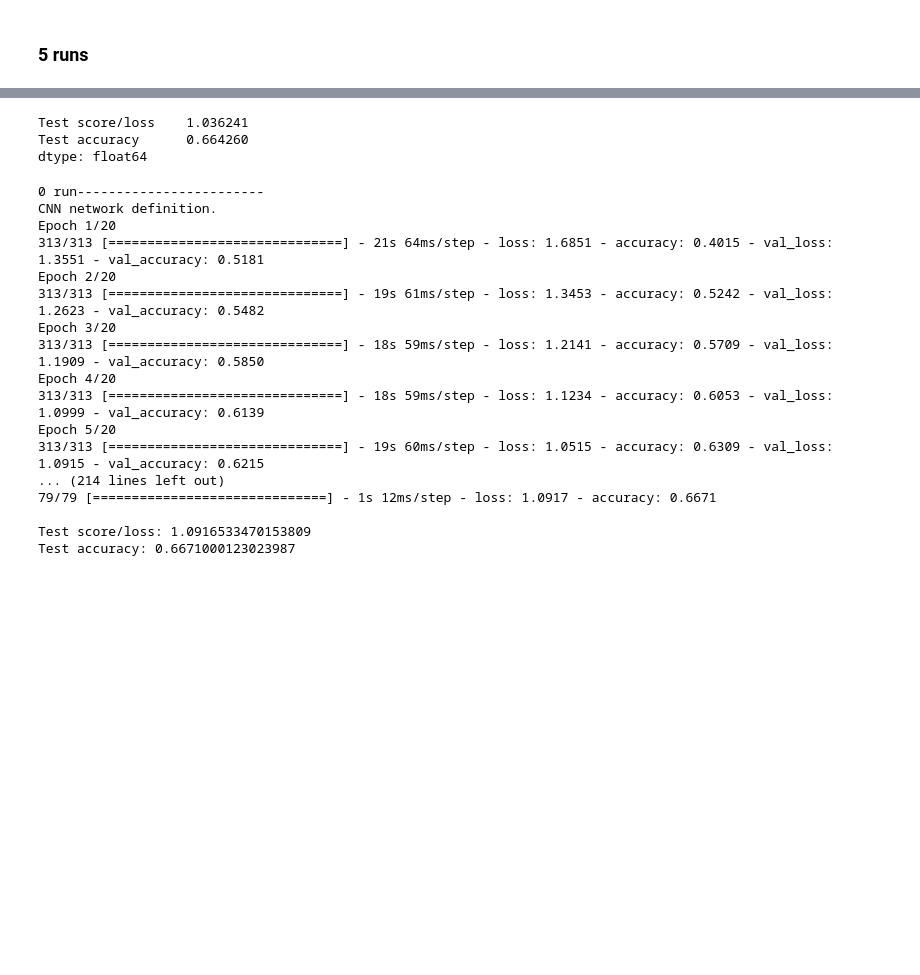
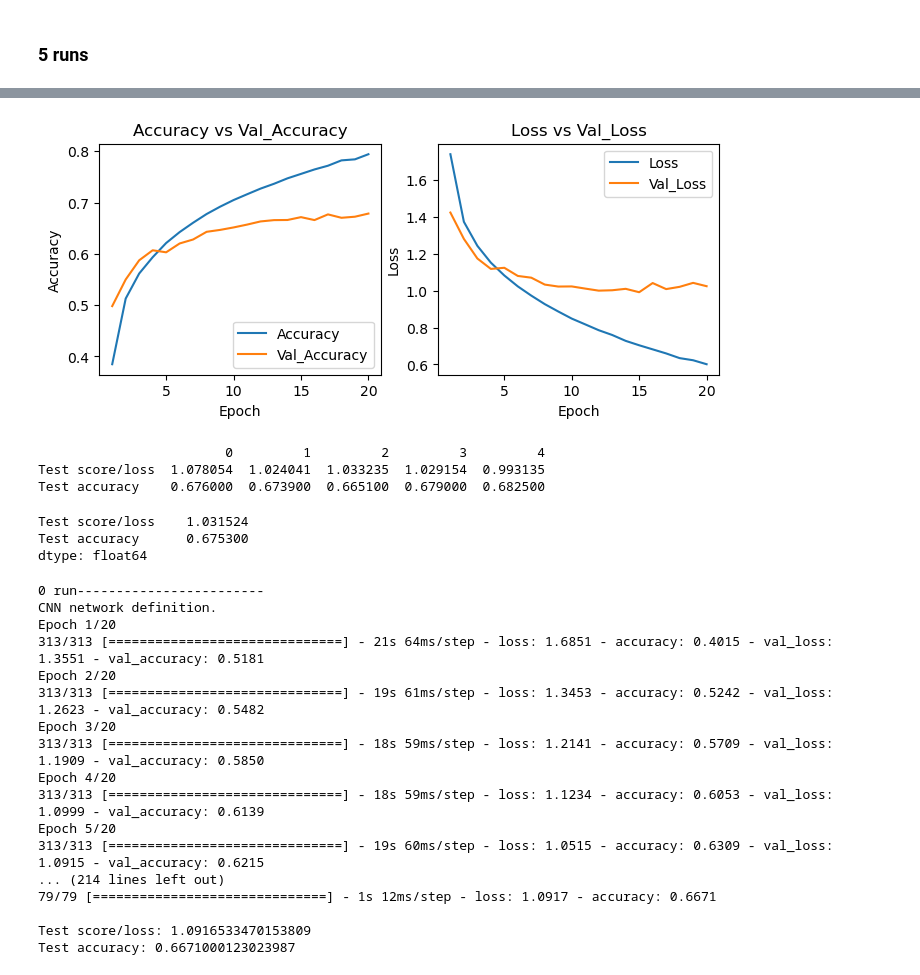
Before and after one commit to mm849/Computer-Vision-Classification, a Jupyter notebook: notebooks/trial3.ipynb, the cells around one changed output, grey strips where cells are left out. Saved outputs shown, nothing was run; the diff lists cells and outputs as text; code cells hidden in the pictures; blank space fills up the shorter version.

Commit message:
plot

```diff
--- a/notebooks/trial3.ipynb
+++ b/notebooks/trial3.ipynb
@@ -310,7 +318,7 @@ def build_simple_model():
     model.compile(loss='categorical_crossentropy', optimizer=OPTIM, metrics=['accuracy'])
     return model
 # %%
-acc_df_base, loss_df_base, test_df_base = five_runs(build_model_func=build_simple_model, history_verbose=1)
+history_df_base, test_df_base = five_runs(build_model_func=build_simple_model, history_verbose=VERBOSE, num_runs=5, num_epochs=N_EPOCH)
 # %% [output]
 Run number: 0
 Epoch 1/20
@@ -413,0 +426,3 @@ Text(0.5, 1.0, 'Baseline Loss')
+# %%
+mean_history_df_base = history_df_base.groupby('epoch').mean()
+mean_history_df_base
@@ -414,9 +448,35 @@ Text(0.5, 1.0, 'Baseline Loss')
+# %%
+# Plot accuracy and val_accuracy
+plt.figure(figsize=(8,3))
+plt.subplot(1,2,1)
+plt.plot(mean_history_df_base['accuracy'], label='Accuracy') # Plot accuracy
+plt.plot(mean_history_df_base['val_accuracy'], label='Val_Accuracy') # Plot val_accuracy
+plt.xlabel('Epoch') # Set x-axis label
+plt.ylabel('Accuracy') # Set y-axis label
+plt.title('Accuracy vs Val_Accuracy') # Set title
+plt.legend() # Add legend
+
+# Plot loss and val_loss
+plt.subplot(1,2,2)
+plt.plot(mean_history_df_base['loss'], label='Loss') # Plot loss
+plt.plot(mean_history_df_base['val_loss'], label='Val_Loss') # Plot val_loss
+plt.xlabel('Epoch') # Set x-axis label
+plt.ylabel('Loss') # Set y-axis label
+plt.title('Loss vs Val_Loss') # Set title
+plt.legend() # Add legend
+plt.show() # Show the plot
+# %% [output]
+[figure, added]
 # %%
+print(test_df_base.head())
 test_df_base.mean(axis=1)
 # %% [output]
-Test score/loss    1.036241
-Test accuracy      0.664260
-dtype: float64
+                        0         1         2         3         4
+Test score/loss  1.078054  1.024041  1.033235  1.029154  0.993135
+Test accuracy    0.676000  0.673900  0.665100  0.679000  0.682500
+Test score/loss    1.031524
+Test accuracy      0.675300
+dtype: float64
 # %%
 # 5 runs
 result_df = pd.DataFrame(columns=['accuracy', 'loss'])
```
Also changed, not shown: parts of 6 cells of this notebook.
